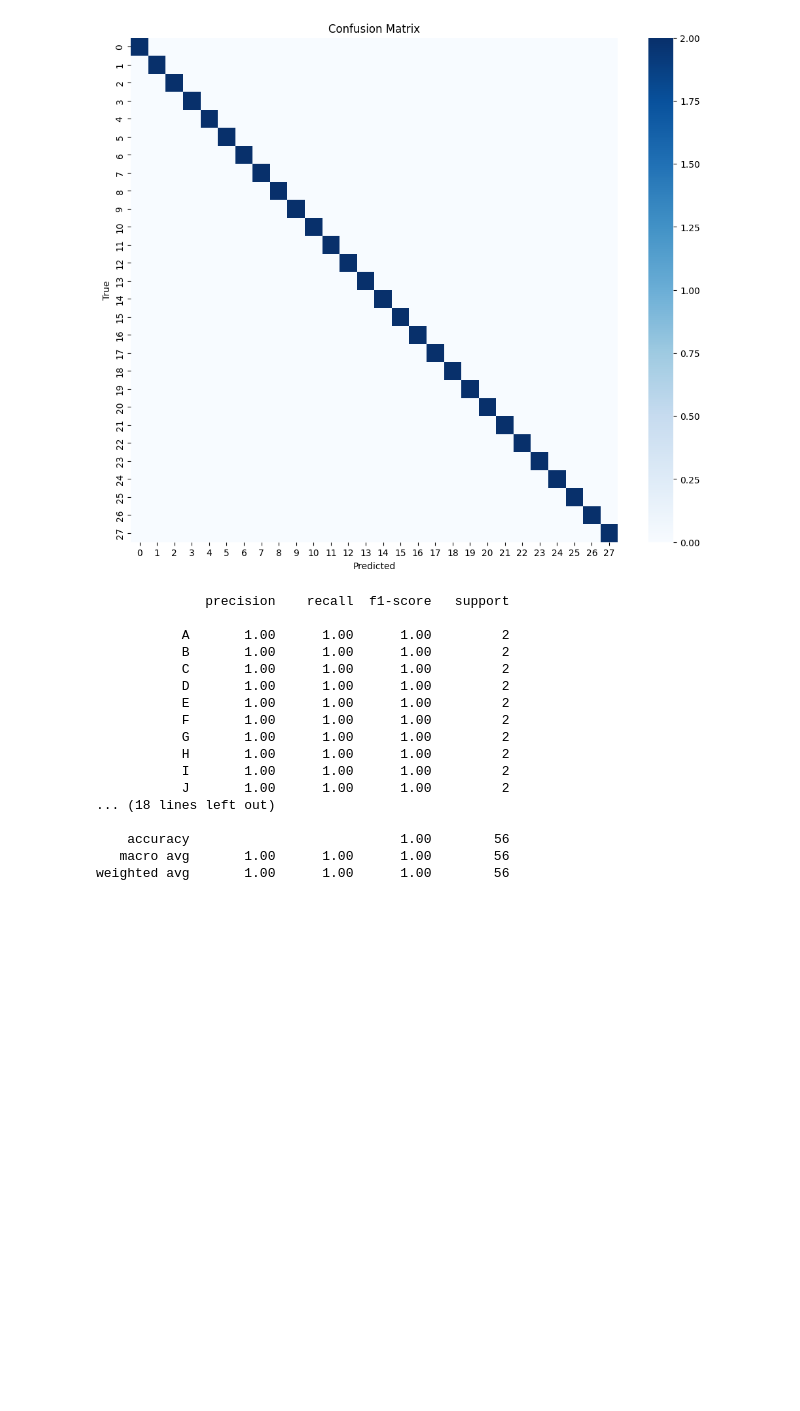
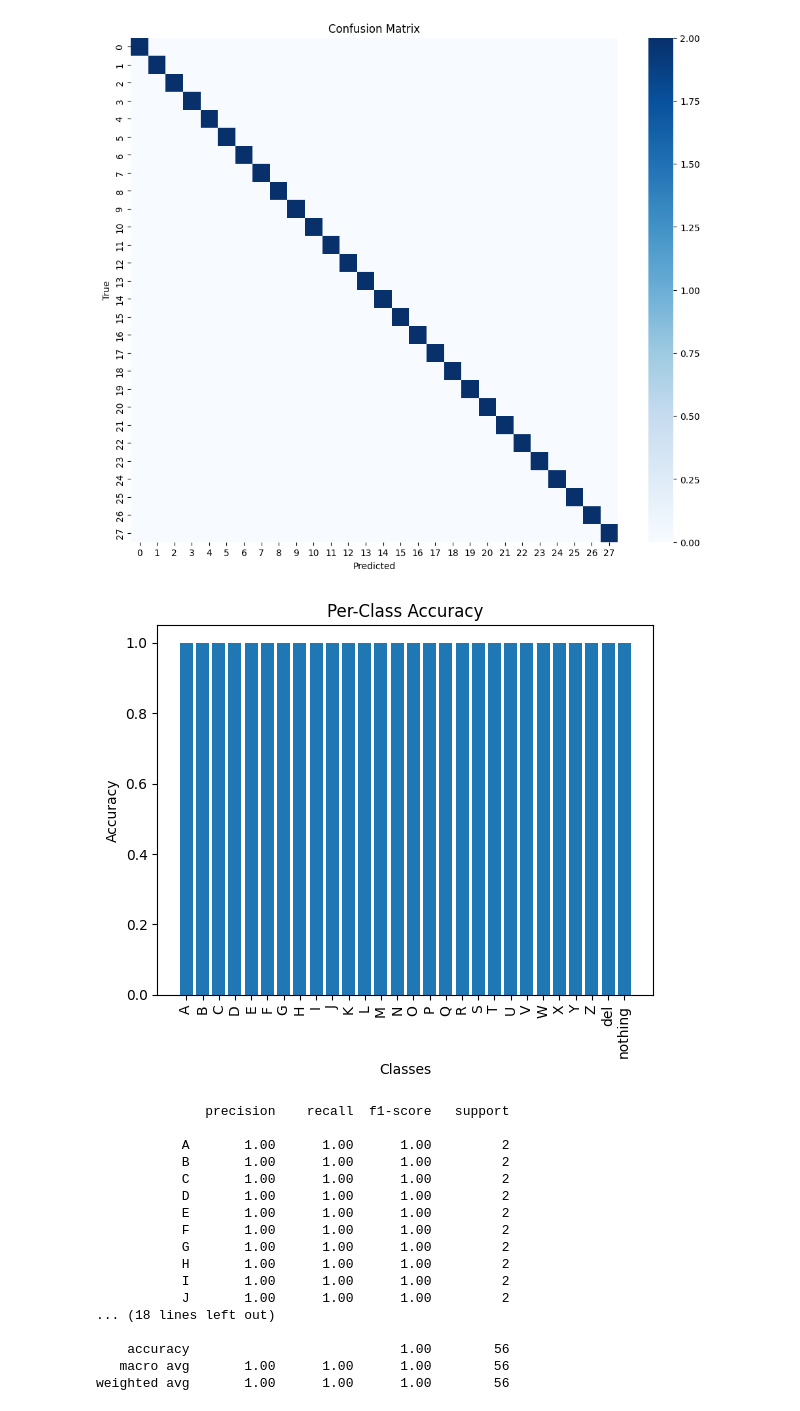
Before and after one commit to HeshMaddage/Real-time-Sign-Language-to-Text-Conversion, a Jupyter notebook: notebooks/04_evaluation.ipynb, the cells around one changed output. Drawn from its saved outputs; the diff is of its cells as text; code cells hidden in the pictures; blank space fills up the shorter version.

```diff
--- a/notebooks/04_evaluation.ipynb
+++ b/notebooks/04_evaluation.ipynb
@@ -105,6 +104,20 @@ plt.ylabel("True")
 plt.show()
 # %% [output]
 [figure]
+# %%
+class_acc = cm.diagonal() / cm.sum(axis=1)
+
+labels = [idx_to_class[i] for i in range(len(class_acc))]
+
+plt.figure()
+plt.bar(labels, class_acc)
+plt.xticks(rotation=90)
+plt.title("Per-Class Accuracy")
+plt.xlabel("Classes")
+plt.ylabel("Accuracy")
+plt.show()
+# %% [output]
+[figure, added]
 # %%
 labels = sorted(set(all_labels))
 
```
Also changed, not shown: parts of 3 cells of this notebook.
